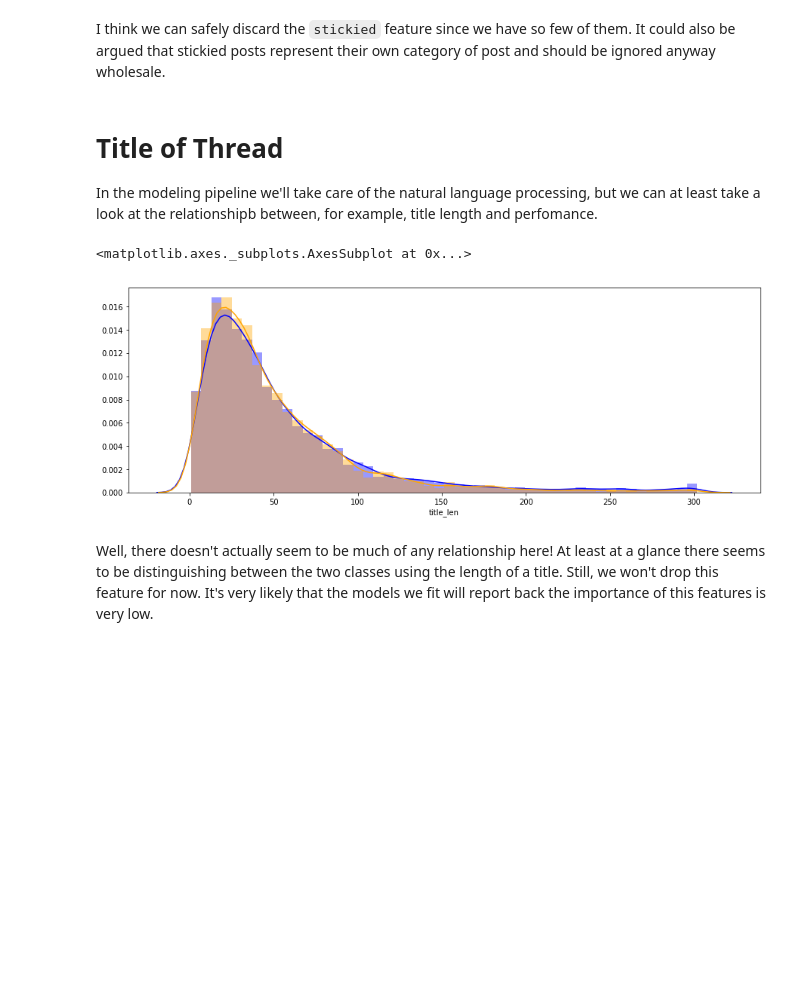
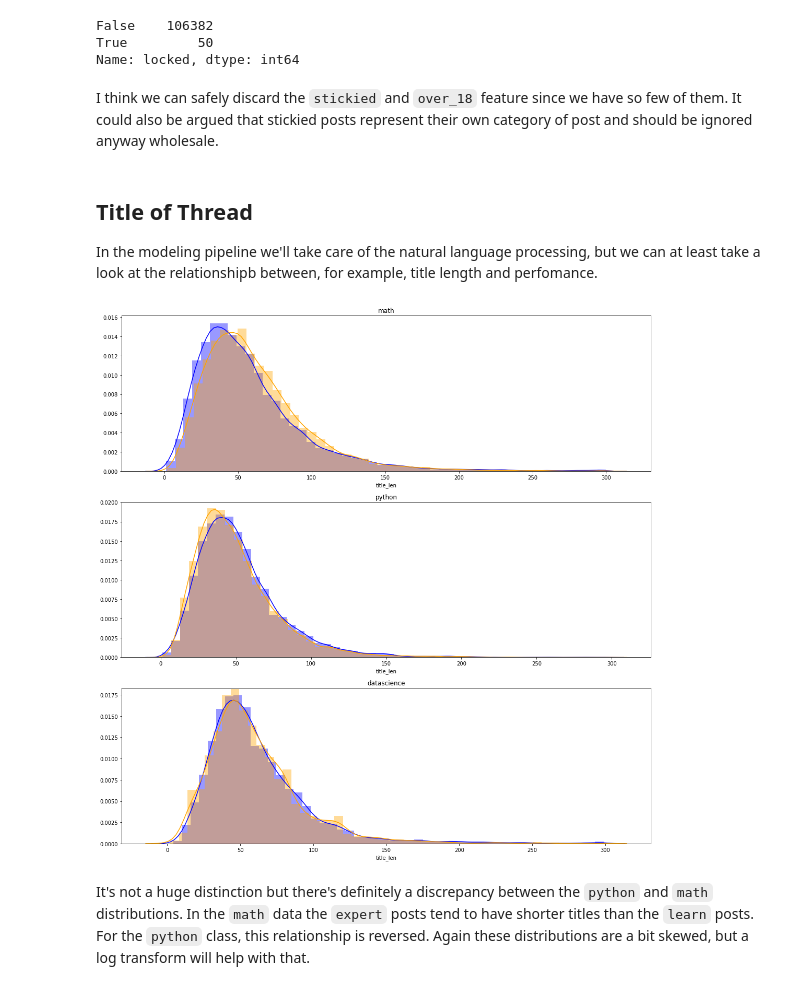
Before and after one commit to jtimdwyer/technical-subreddits-classifier, a Jupyter notebook: tim_dwyer_la_4/notebooks/3b_exploration.ipynb, the cells around one changed output. Drawn from its saved outputs; the diff is of its cells as text; code cells hidden in the pictures; blank space fills up the shorter version.

```diff
--- a/tim_dwyer_la_4/notebooks/3b_exploration.ipynb
+++ b/tim_dwyer_la_4/notebooks/3b_exploration.ipynb
@@ -43,0 +32,6 @@ np.percentile(a=df['num_comments'], q= 95)
+# %%
+division = [
+    ('math', 'learnmath'),
+    ('Python', 'learnpython'),
+    ('datascience', 'learnmachinelearning'),
+]
@@ -44,9 +84,14 @@ np.percentile(a=df['num_comments'], q= 95)
 # %%
-comments_mask = df['num_comments'] < 205
-median_beat_mask = df['higher_than_median'] == True
+fig, ax = plt.subplots(nrows=3, ncols=1, figsize=(15,15))
 
-fig, ax = plt.subplots(nrows=1, ncols=1, figsize=(15,5))
+for index, (expert, learn) in enumerate(division):
 
-sns.distplot(a=df[comments_mask & median_beat_mask ]['num_comments'], color='blue', ax=ax)
-sns.distplot(a=df[comments_mask & ~median_beat_mask]['num_comments'], color='orange', ax=ax)
+    exp_mask = (df['subreddit'] == expert)
+    learn_mask = (df['subreddit'] == learn)
+
+    sns.distplot(a=df[exp_mask]['created_utc'], color='blue', ax=ax[index])
+    sns.distplot(a=df[learn_mask]['created_utc'], color='orange', ax=ax[index])
+    ax[index].set_title(expert.lower())
+
+plt.tight_layout()
 # %% [output]
@@ -65,2 +98,0 @@ Text(0.5,0,'log(1 + num_comments)')
-# %%
-df['num_comments_log1p'] = np.log1p(df['num_comments'])
@@ -98,9 +120,15 @@ True     1066
 Name: over_18, dtype: int64
+# %%
+df['locked'].value_counts()
+# %% [output]
+False    106382
+True         50
+Name: locked, dtype: int64
 # %% [markdown]
-I think we can safely discard the `stickied` feature since we have so few of them. It could also be argued that stickied posts represent their own category of post and should be ignored anyway wholesale.
+I think we can safely discard the `stickied` and `over_18` feature since we have so few of them. It could also be argued that stickied posts represent their own category of post and should be ignored anyway wholesale.
 # %%
-df.drop('stickied', 1, inplace=True)
+df.drop(['stickied', 'locked', 'over_18'], 1, inplace=True)
 # %% [markdown]
-# Title of Thread
+## Title of Thread
 
 In the modeling pipeline we'll take care of the natural language processing, but we can at least take a look at the relationshipb between, for example, title length and perfomance.
@@ -107,13 +137,18 @@ In the modeling pipeline we'll take care of the natural language processing, but
 # %%
-df['title_len'] = df['title'].str.len()
+fig, ax = plt.subplots(nrows=3, ncols=1, figsize=(15,15))
 
-fig, ax = plt.subplots(nrows=1, ncols=1, figsize=(15,5))
+for index, (expert, learn) in enumerate(division):
 
-sns.distplot(a=df[median_beat_mask ]['title_len'], color='blue', ax=ax)
-sns.distplot(a=df[~median_beat_mask]['title_len'], color='orange', ax=ax)
+    exp_mask = (df['subreddit'] == expert)
+    learn_mask = (df['subreddit'] == learn)
+
+    sns.distplot(a=df[exp_mask]['title_len'], color='blue', ax=ax[index])
+    sns.distplot(a=df[learn_mask]['title_len'], color='orange', ax=ax[index])
+    ax[index].set_title(expert.lower())
+
+plt.tight_layout()
 # %% [output]
-<matplotlib.axes._subplots.AxesSubplot at 0x...>
-[figure, old version]
+[figure, new version]
-# %% [markdown]
-Well, there doesn't actually seem to be much of any relationship here! At least at a glance there seems to be distinguishing between the two classes using the length of a title. Still, we won't drop this feature for now. It's very likely that the models we fit will report back the importance of this features is very low.
+# %% [markdown]
+It's not a huge distinction but there's definitely a discrepancy between the `python` and `math` distributions. In the `math` data the `expert` posts tend to have shorter titles than the `learn` posts. For the `python` class, this relationship is reversed. Again these distributions are a bit skewed, but a log transform will help with that.
 # %%
```
Also changed, not shown: parts of 34 cells of this notebook, 7 other files.
